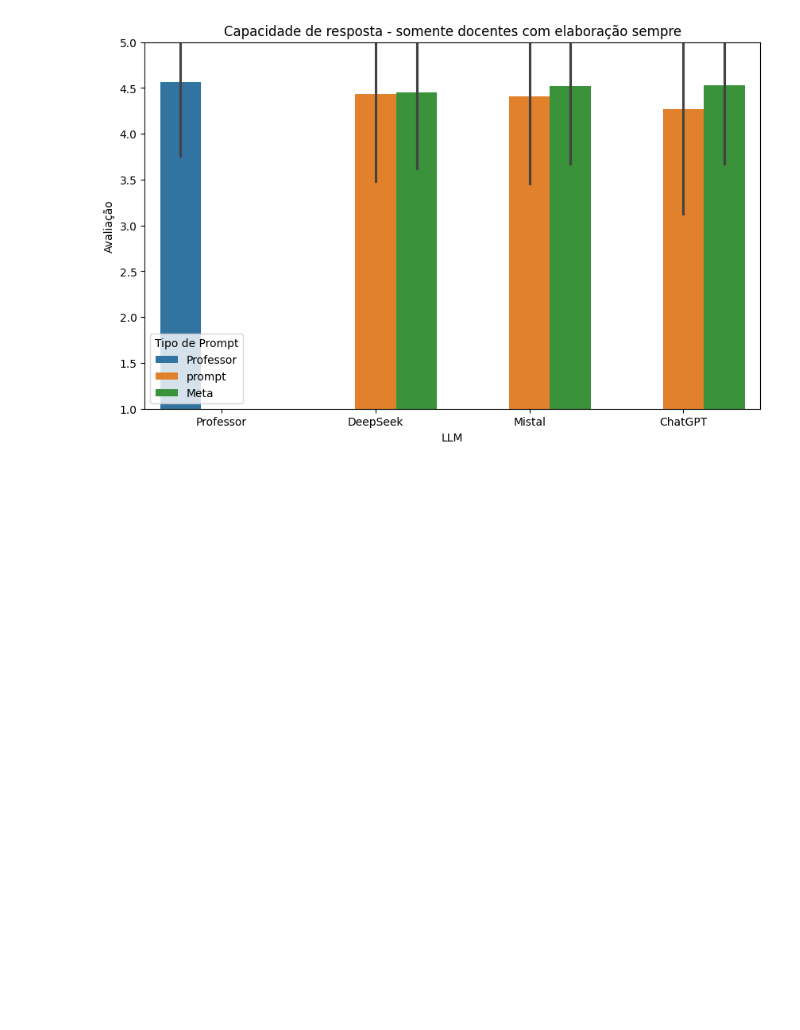
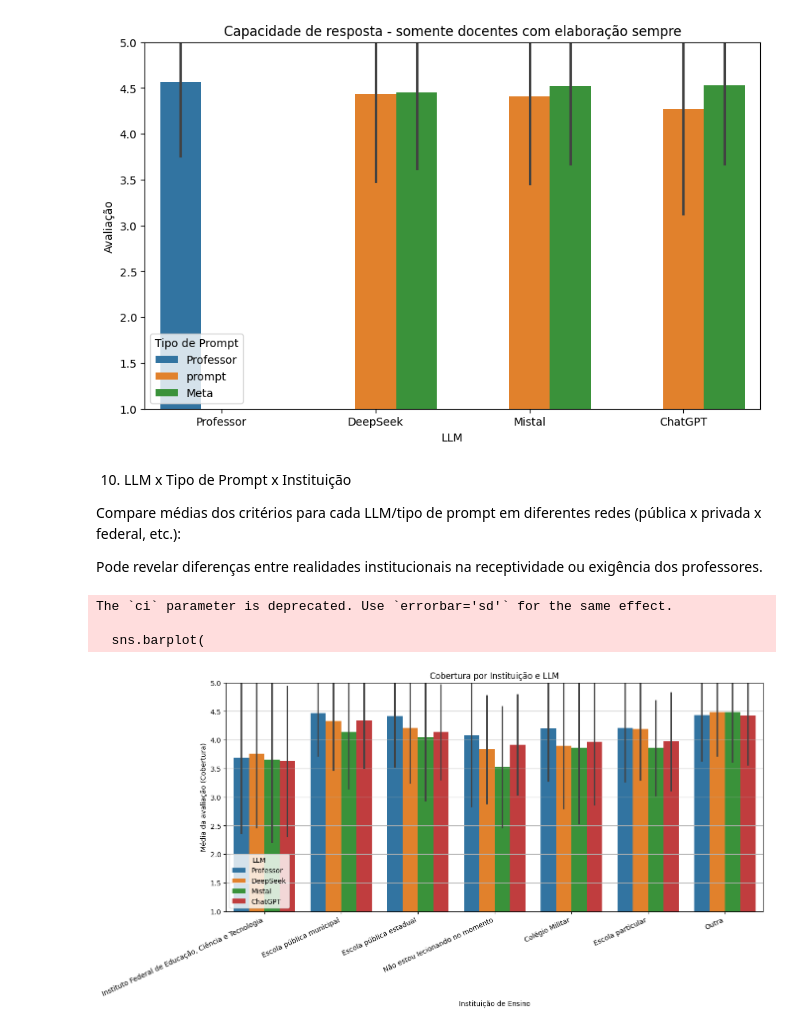
Before and after one commit to wendycataldo/A_dissertacao, a Jupyter notebook: Avaliação_do_questionario_professores.ipynb, the cells around one changed output. Cells and saved outputs as stored; diff of their text form; code cells hidden in the pictures; blank space fills up the shorter version.

Commit message:
Codigo quase finalisado, faltando analise e as outras visualizações que seram feitas quando for analisar os dados.

```diff
--- a/Avaliação_do_questionario_professores.ipynb
+++ b/Avaliação_do_questionario_professores.ipynb
@@ -435,3 +459,34 @@ filtro_especial = df_long[
     (df_long['LLM']=="Mistal") &
     (df_long['Tipo_Prompt']=="Meta")
 ]
+# %% [markdown]
+10. LLM x Tipo de Prompt x Instituição
+
+Compare médias dos critérios para cada LLM/tipo de prompt em diferentes redes (pública x privada x federal, etc.):
+
+Pode revelar diferenças entre realidades institucionais na receptividade ou exigência dos professores.
+# %%
+# Escolha um critério, por exemplo "Cobertura"
+criterio = 'Cobertura'
+plt.figure(figsize=(14,6))
+sns.barplot(
+    data=df_long[(df_long['Criterio']==criterio)],
+    x='Instituicao',
+    y='Valor',
+    hue='LLM',
+    ci='sd',
+    palette='tab10'
+)
+plt.ylim(1,5)
+plt.title(f'{criterio} por Instituição e LLM')
+plt.xlabel('Instituição de Ensino')
+plt.ylabel(f'Média da avaliação ({criterio})')
+plt.legend(title='LLM')
+plt.xticks(rotation=25, ha='right')
+plt.grid(True, axis='y')
+plt.show()
+# %% [output]
+The `ci` parameter is deprecated. Use `errorbar='sd'` for the same effect.
+
+  sns.barplot(
+[figure, added]
```
Also changed, not shown: parts of 64 cells of this notebook.
